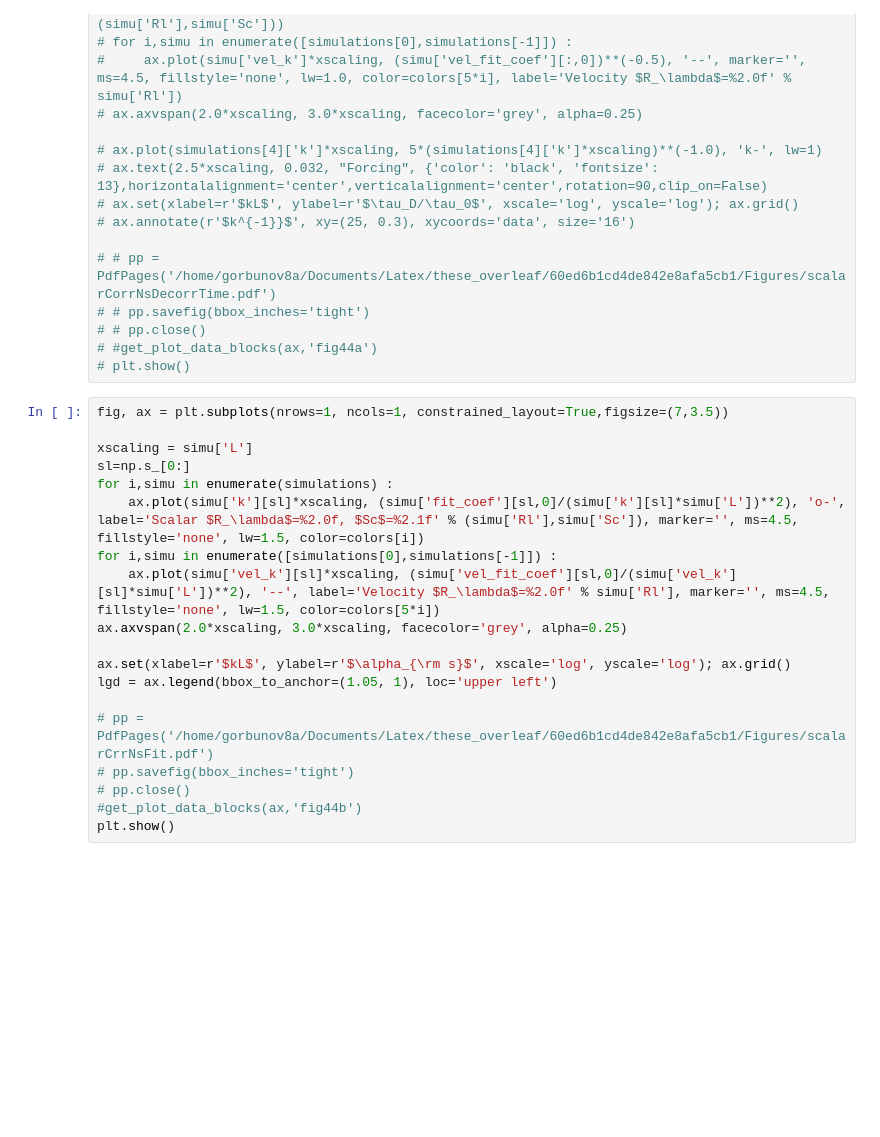
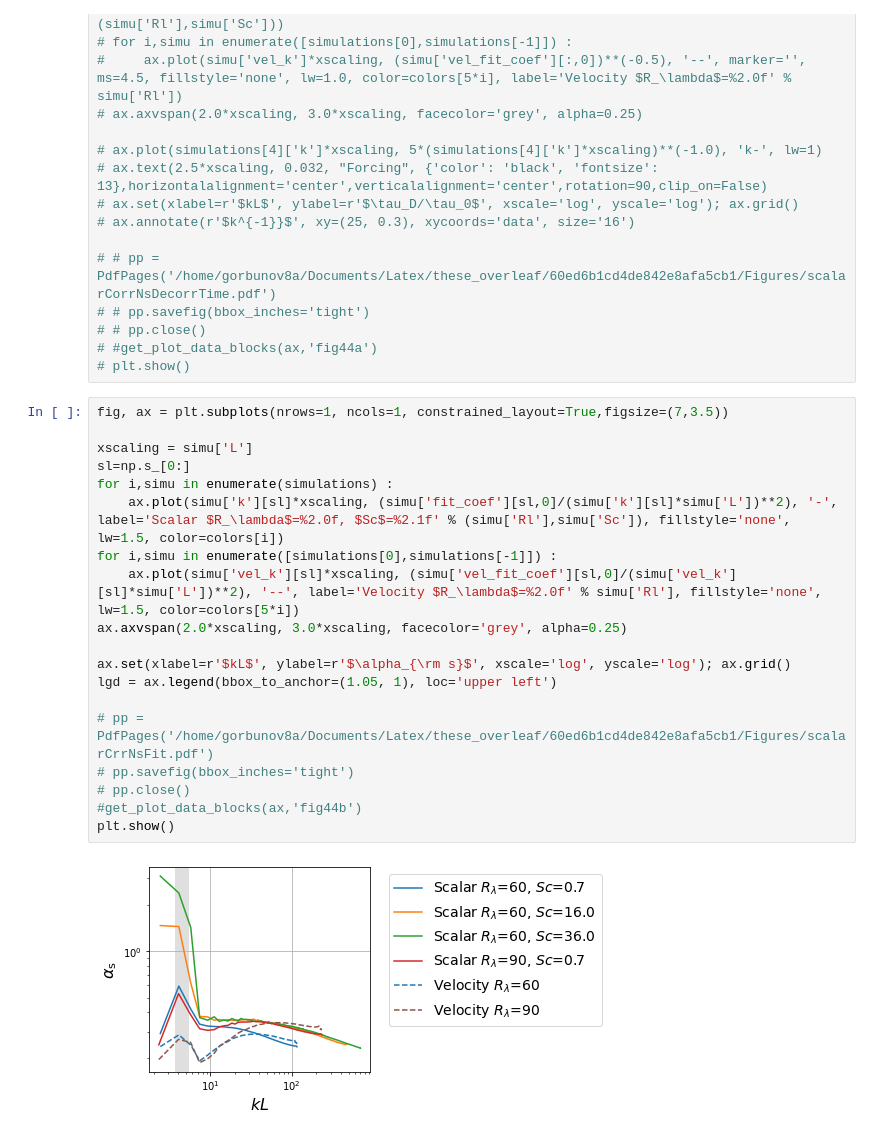
Before and after one commit to anastasiaGor/turbulence_data_notebooks, a Jupyter notebook: Scalar/PRL_plots_real_turb.ipynb, the cells around one changed output. Drawn from its saved outputs; the diff is of its cells as text; blank space fills up the shorter version.

```diff
--- a/Scalar/PRL_plots_real_turb.ipynb
+++ b/Scalar/PRL_plots_real_turb.ipynb
@@ -651,19 +653,21 @@ plt.show()
 # %%
 fig, ax = plt.subplots(nrows=1, ncols=1, constrained_layout=True,figsize=(7,3.5))
 
 xscaling = simu['L']
 sl=np.s_[0:]
 for i,simu in enumerate(simulations) :
-    ax.plot(simu['k'][sl]*xscaling, (simu['fit_coef'][sl,0]/(simu['k'][sl]*simu['L'])**2), 'o-', label='Scalar $R_\lambda$=%2.0f, $Sc$=%2.1f' % (simu['Rl'],simu['Sc']), marker='', ms=4.5, fillstyle='none', lw=1.5, color=colors[i])
+    ax.plot(simu['k'][sl]*xscaling, (simu['fit_coef'][sl,0]/(simu['k'][sl]*simu['L'])**2), '-', label='Scalar $R_\lambda$=%2.0f, $Sc$=%2.1f' % (simu['Rl'],simu['Sc']), fillstyle='none', lw=1.5, color=colors[i])
 for i,simu in enumerate([simulations[0],simulations[-1]]) :
-    ax.plot(simu['vel_k'][sl]*xscaling, (simu['vel_fit_coef'][sl,0]/(simu['vel_k'][sl]*simu['L'])**2), '--', label='Velocity $R_\lambda$=%2.0f' % simu['Rl'], marker='', ms=4.5, fillstyle='none', lw=1.5, color=colors[5*i])
+    ax.plot(simu['vel_k'][sl]*xscaling, (simu['vel_fit_coef'][sl,0]/(simu['vel_k'][sl]*simu['L'])**2), '--', label='Velocity $R_\lambda$=%2.0f' % simu['Rl'], fillstyle='none', lw=1.5, color=colors[5*i])
 ax.axvspan(2.0*xscaling, 3.0*xscaling, facecolor='grey', alpha=0.25)
 
 ax.set(xlabel=r'$kL$', ylabel=r'$\alpha_{\rm s}$', xscale='log', yscale='log'); ax.grid()
 lgd = ax.legend(bbox_to_anchor=(1.05, 1), loc='upper left')
 
 # pp = PdfPages('/home/gorbunov8a/Documents/Latex/these_overleaf/60ed6b1cd4de842e8afa5cb1/Figures/scalarCrrNsFit.pdf')
 # pp.savefig(bbox_inches='tight')
 # pp.close()
 #get_plot_data_blocks(ax,'fig44b')
 plt.show()
+# %% [output]
+[figure, added]
```
Also changed, not shown: parts of 10 cells of this notebook, 6 other files.
